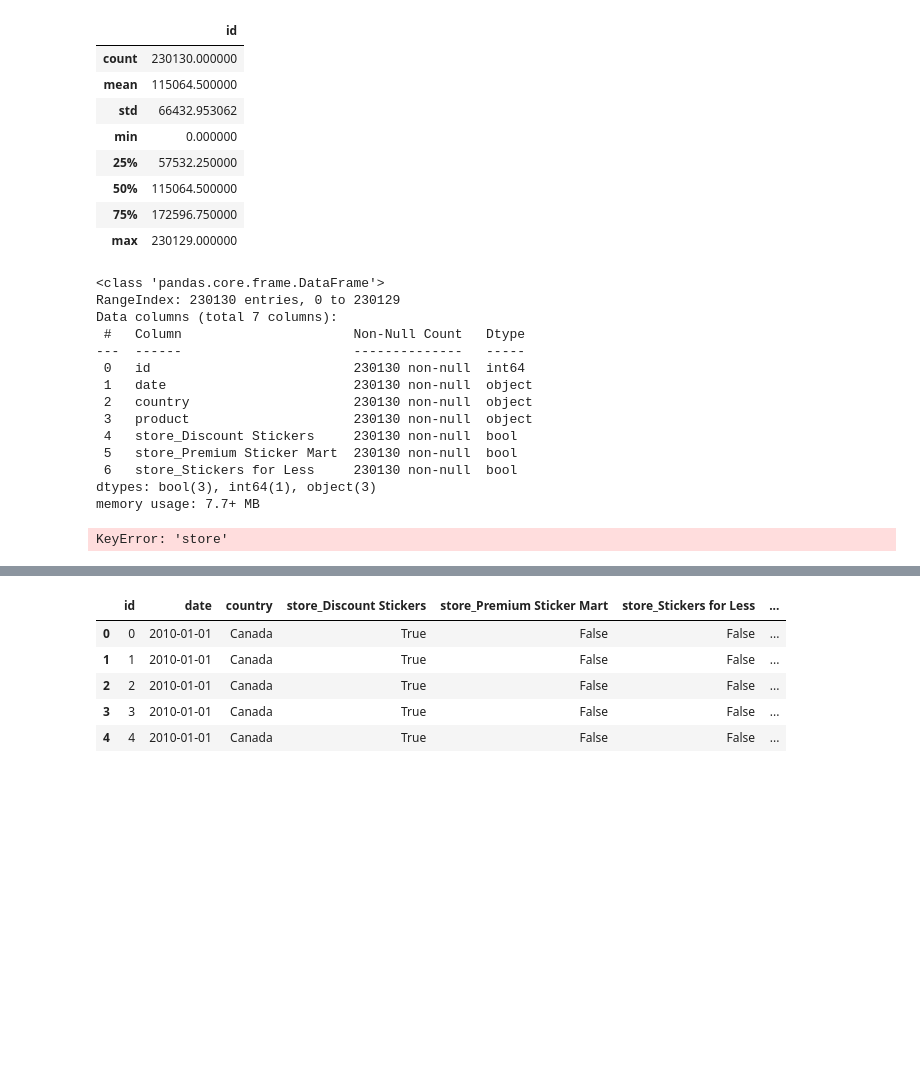
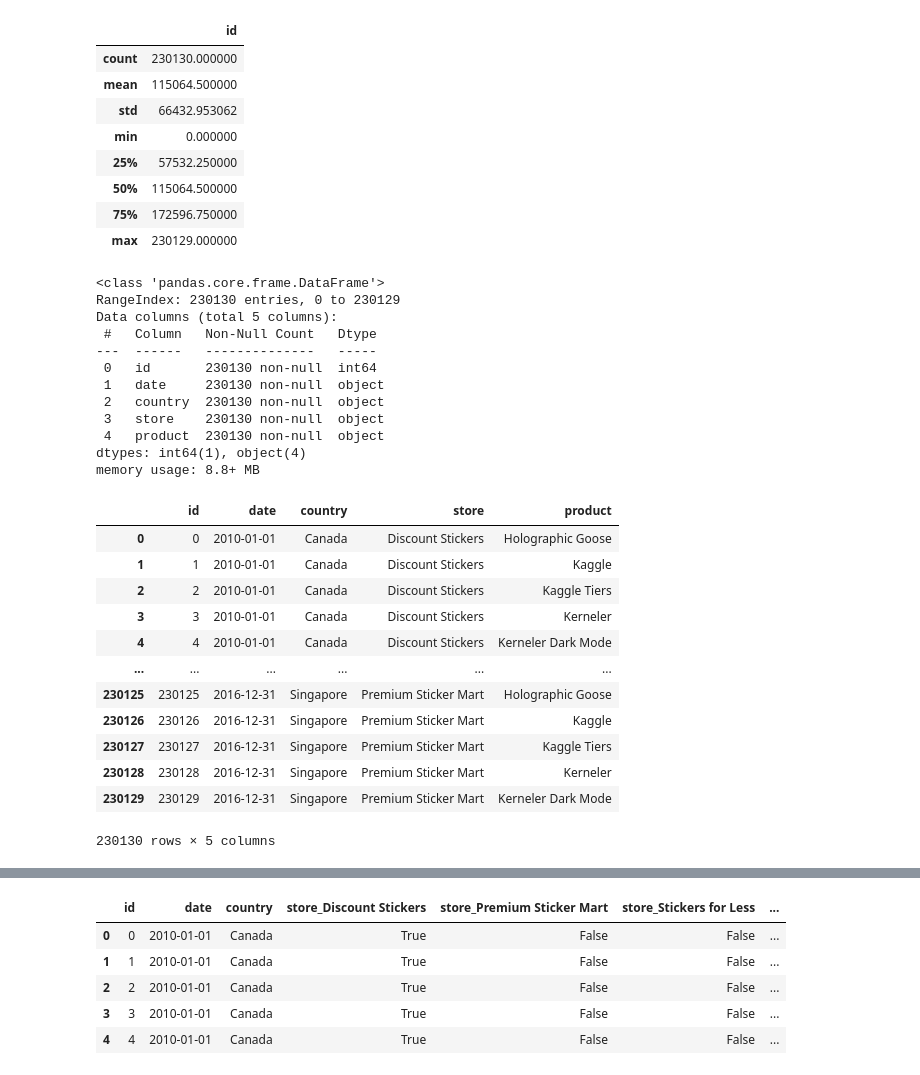
Before and after one commit to madhumitha-gv/Kaggle-Forecasting-Sticker-Sales, a Jupyter notebook: version1.ipynb, the cells around one changed output, grey strips where cells are left out. Saved outputs shown, nothing was run; the diff lists cells and outputs as text; code cells hidden in the pictures; blank space fills up the shorter version.

Commit message:
Kaggle Notebook | Forecasting sticker sales | Version 3

```diff
--- a/version1.ipynb
+++ b/version1.ipynb
@@ -95,25 +95,35 @@ train_df_cleaned.describe()
 | 75% | 172596.750000 |
 | max | 230129.000000 |
 # %%
-train_df_cleaned = pd.get_dummies(train_df_cleaned, columns=['store'], drop_first=False)
+# train_df_cleaned = pd.get_dummies(train_df_cleaned, columns=['store'], drop_first=False)
 # %%
 train_df_cleaned.info()
 # %% [output]
 <class 'pandas.core.frame.DataFrame'>
 RangeIndex: 230130 entries, 0 to 230129
-Data columns (total 7 columns):
- #   Column                      Non-Null Count   Dtype
----  ------                      --------------   -----
- 0   id                          230130 non-null  int64
- 1   date                        230130 non-null  object
- 2   country                     230130 non-null  object
- 3   product                     230130 non-null  object
- 4   store_Discount Stickers     230130 non-null  bool
- 5   store_Premium Sticker Mart  230130 non-null  bool
- 6   store_Stickers for Less     230130 non-null  bool
-dtypes: bool(3), int64(1), object(3)
-memory usage: 7.7+ MB
+Data columns (total 5 columns):
+ #   Column   Non-Null Count   Dtype
+---  ------   --------------   -----
+ 0   id       230130 non-null  int64
+ 1   date     230130 non-null  object
+ 2   country  230130 non-null  object
+ 3   store    230130 non-null  object
+ 4   product  230130 non-null  object
+dtypes: int64(1), object(4)
+memory usage: 8.8+ MB
 # %%
-train_df_cleaned['store']
+train_df_cleaned
 # %% [output]
+|  | id | date | country | store | product |
+| 0 | 0 | 2010-01-01 | Canada | Discount Stickers | Holographic Goose |
+| 1 | 1 | 2010-01-01 | Canada | Discount Stickers | Kaggle |
+| 2 | 2 | 2010-01-01 | Canada | Discount Stickers | Kaggle Tiers |
+| 3 | 3 | 2010-01-01 | Canada | Discount Stickers | Kerneler |
+| 4 | 4 | 2010-01-01 | Canada | Discount Stickers | Kerneler Dark Mode |
+| ... | ... | ... | ... | ... | ... |
+| 230125 | 230125 | 2016-12-31 | Singapore | Premium Sticker Mart | Holographic Goose |
+| 230126 | 230126 | 2016-12-31 | Singapore | Premium Sticker Mart | Kaggle |
+| 230127 | 230127 | 2016-12-31 | Singapore | Premium Sticker Mart | Kaggle Tiers |
+| 230128 | 230128 | 2016-12-31 | Singapore | Premium Sticker Mart | Kerneler |
+| 230129 | 230129 | 2016-12-31 | Singapore | Premium Sticker Mart | Kerneler Dark Mode |
-KeyError: 'store'
+230130 rows × 5 columns
```
Also changed, not shown: parts of 5 cells of this notebook.
